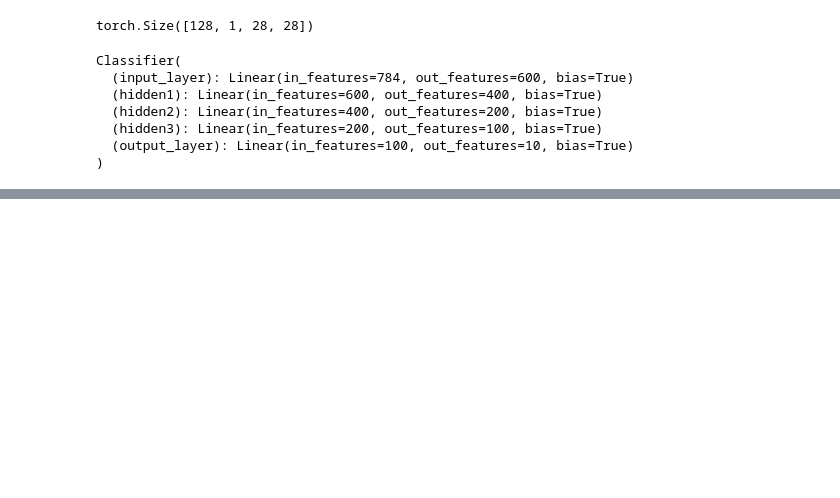
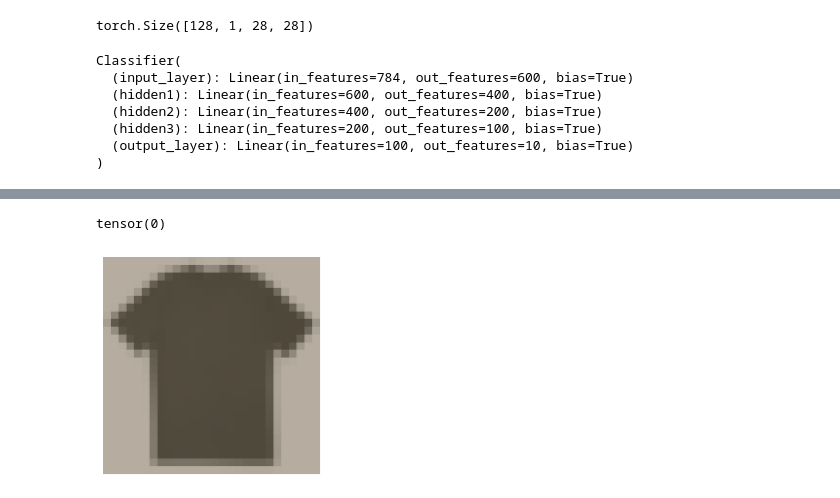
Before and after one commit to nagarjuna-de/Fashion-MNIST, a Jupyter notebook: jupyter_notebook/test.ipynb, the cells around one changed output, grey strips where cells are left out. Drawn from its saved outputs; the diff is of its cells as text; code cells hidden in the pictures; blank space fills up the shorter version.

```diff
--- a/jupyter_notebook/test.ipynb
+++ b/jupyter_notebook/test.ipynb
@@ -191,0 +256,12 @@ view_classify(img.view(1, 28, 28), ps)
+# %%
+transform1 = transforms.Compose([transforms.Resize([28,28]), transforms.Grayscale(num_output_channels=1), transforms.ToTensor(), transforms.Normalize((0.5),(0.5))])
+root_dir = r'C:\Users\rnr31\Documents\GitHub\Fashion-MNIST\test_images\test'
+test_data = datasets.ImageFolder(root_dir, transform=transform1)
+test_l = T.utils.data.DataLoader(test_data, shuffle=True)
+# %%
+image, label = next(iter(test_l))
+imshow(image[0,:]);
+label[0]
+# %% [output]
+tensor(0)
+[figure, added]
```
Also changed, not shown: parts of 8 cells of this notebook, 17 other files.
